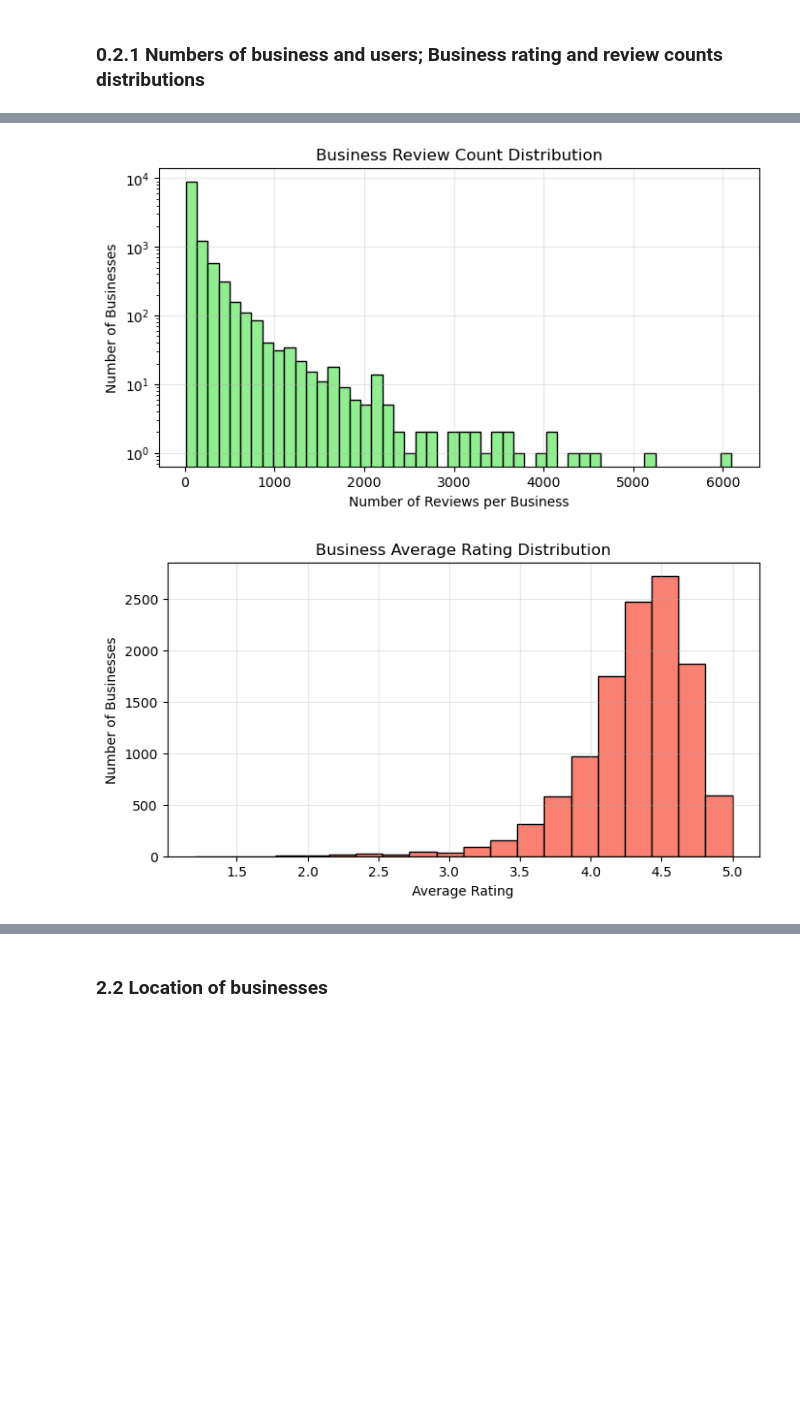
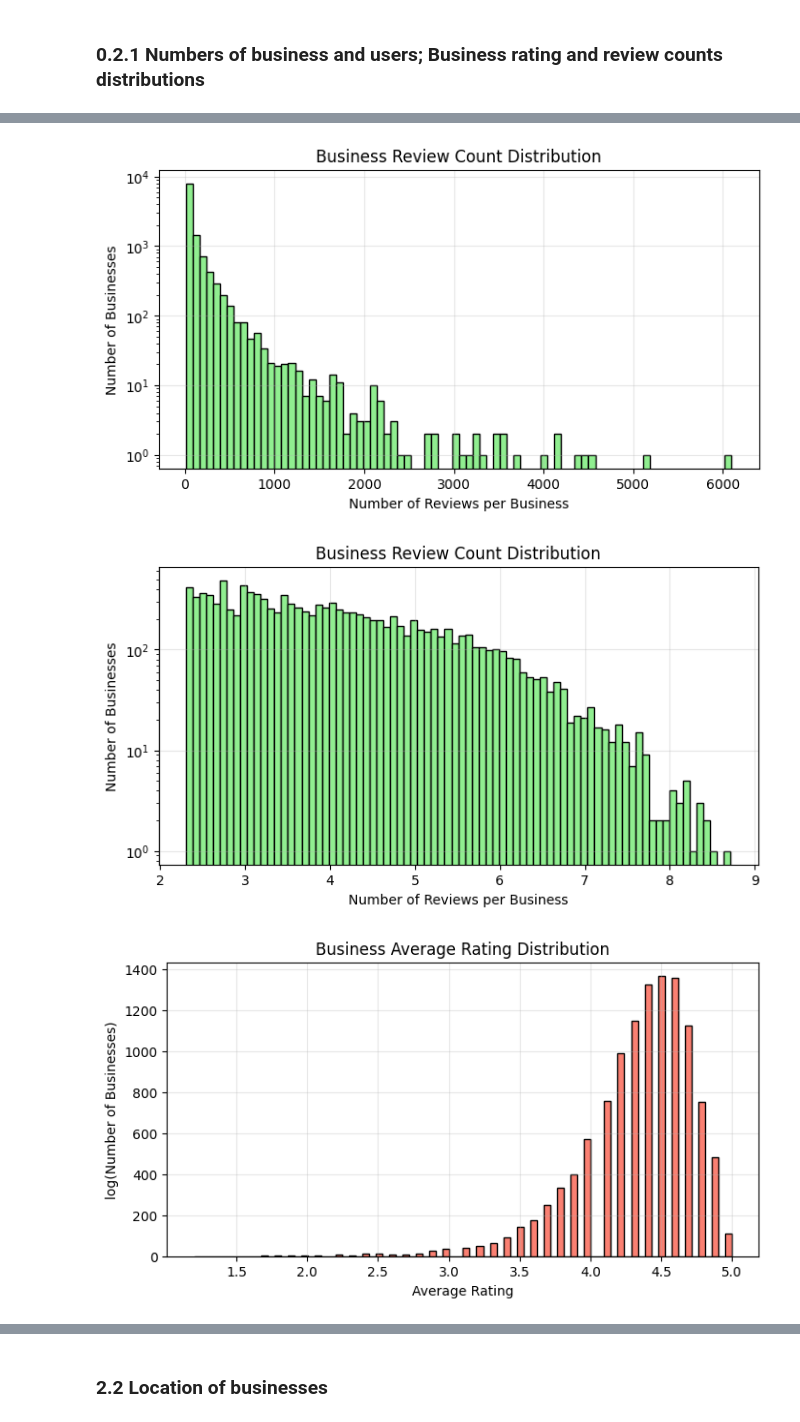
Before and after one commit to Claimentine/ECE225a, a Jupyter notebook: baseline_v2.ipynb, the cells around one changed output, grey strips where cells are left out. Drawn from its saved outputs; the diff is of its cells as text; code cells hidden in the pictures; blank space fills up the shorter version.

```diff
--- a/baseline_v2.ipynb
+++ b/baseline_v2.ipynb
@@ -107,38 +107,50 @@ print("Number of businesses:", num_businesses)
 
 # ---------- 2. Number of users ----------
 num_users = reviews["user_id"].nunique()
 print("Number of users:", num_users)
 
 # ---------- 3. Business received review counts ----------
 business_counts = reviews.groupby("gmap_id").size()
 plt.figure(figsize=(8,4))
-plt.hist(business_counts, bins=50, color='lightgreen', edgecolor='black')
+plt.hist(business_counts, bins=80, color='lightgreen', edgecolor='black')
+plt.xlabel("Number of Reviews per Business")
+plt.ylabel("Number of Businesses")
+plt.title("Business Review Count Distribution")
+plt.yscale('log')  # optional
+plt.grid(True, alpha=0.3)
+plt.show()
+
+# x log
+business_counts = reviews.groupby("gmap_id").size()
+plt.figure(figsize=(8,4))
+plt.hist(np.log(business_counts), bins=80, color='lightgreen', edgecolor='black')
 plt.xlabel("Number of Reviews per Business")
 plt.ylabel("Number of Businesses")
 plt.title("Business Review Count Distribution")
 plt.yscale('log')  # optional
 plt.grid(True, alpha=0.3)
 plt.show()
 
 # ---------- 4. Business average rating distribution ----------
 # Merge reviews with business avg_rating
 business_avg_rating = business["avg_rating"].dropna()
 plt.figure(figsize=(8,4))
-plt.hist(business_avg_rating, bins=20, color='salmon', edgecolor='black')
+plt.hist(business_avg_rating, bins=80, color='salmon', edgecolor='black')
 plt.xlabel("Average Rating")
-plt.ylabel("Number of Businesses")
+plt.ylabel("log(Number of Businesses)")
 plt.title("Business Average Rating Distribution")
 plt.grid(True, alpha=0.3)
 plt.show()
 
 # ---------- Summary ----------
 print("Business review count stats:\n", business_counts.describe())
 print("Business average rating stats:\n", business_avg_rating.describe())
 # %% [output]
 Number of businesses: 11661
 Number of users: 64336
-[figure, old version]
+[figure, new version]
-[figure, old version]
+[figure, new version]
+[figure, added]
 Business review count stats:
  count    11686.000000
 mean       128.730703
```
Also changed, not shown: parts of 5 cells of this notebook.
